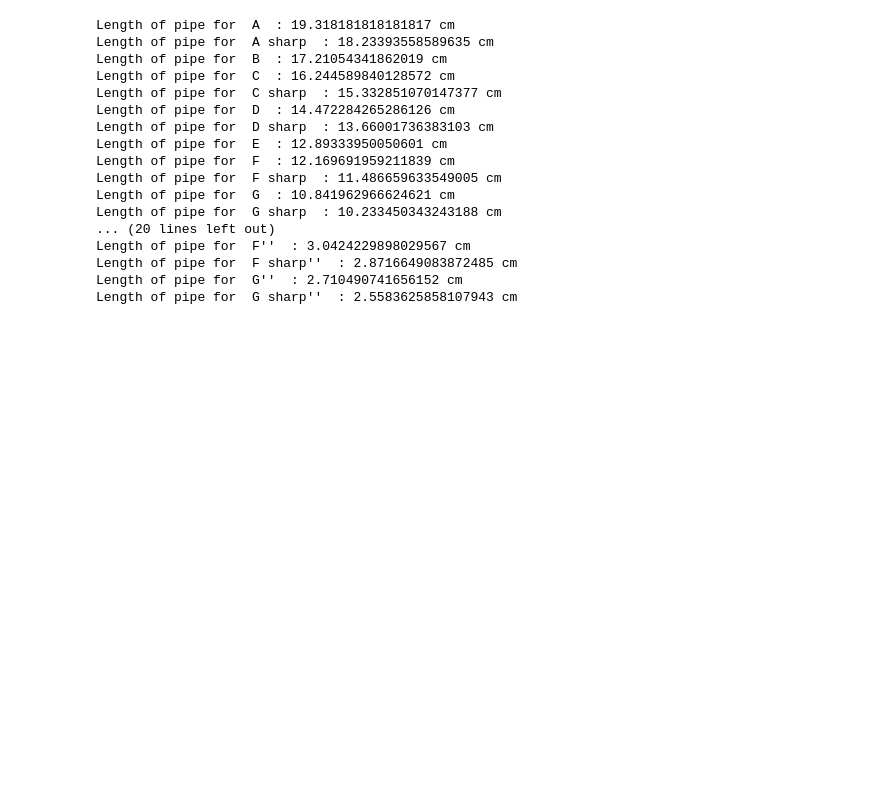
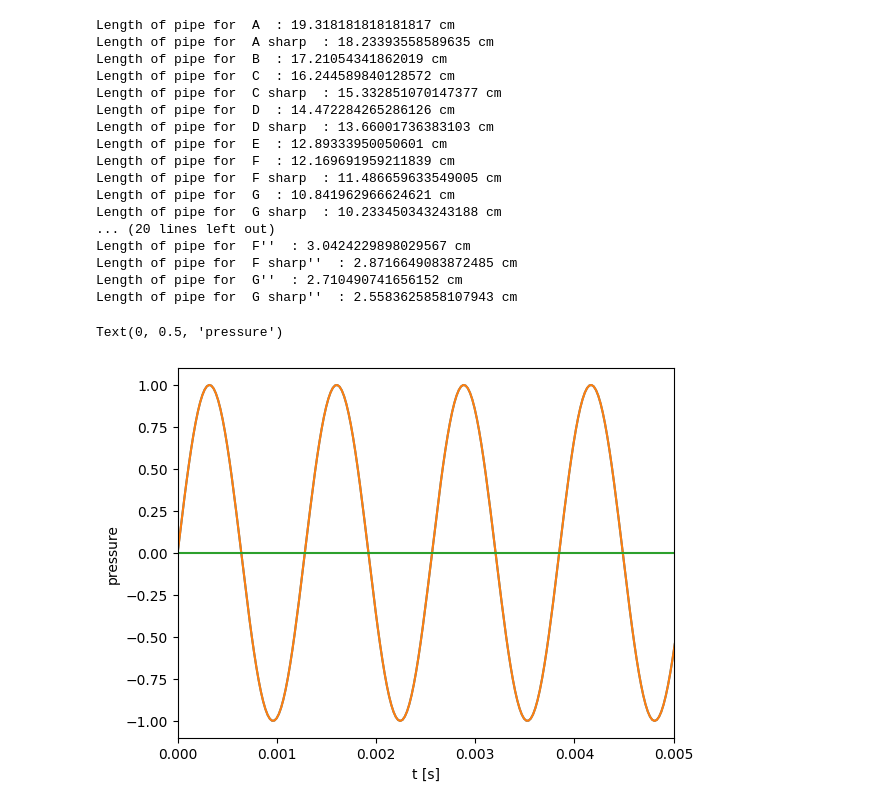
Before and after one commit to CatharinaHock/Junior-Akademie-2026, a Jupyter notebook: tuning_experiment.ipynb, the cells around one changed output. Cells and saved outputs as stored; diff of their text form; code cells hidden in the pictures; blank space fills up the shorter version.

```diff
--- a/tuning_experiment.ipynb
+++ b/tuning_experiment.ipynb
@@ -273,3 +273,36 @@ Length of pipe for  F''  : 3.0424229898029567 cm
 Length of pipe for  F sharp''  : 2.8716649083872485 cm
 Length of pipe for  G''  : 2.710490741656152 cm
 Length of pipe for  G sharp''  : 2.5583625858107943 cm
+# %%
+## Frequency spectra
+
+import numpy as np
+import sounddevice as sd
+import matplotlib.pyplot as plt
+
+def make_signal(freq1, freq2, amp1, amp2, duration=1, sample_rate=44100):
+    t = np.linspace(0, duration, int(sample_rate * duration), endpoint=False)
+    sig1 = amp1 * np.sin(2 * np.pi * freq1 * t)
+    sig2 = amp2 * np.sin(2 * np.pi * freq2 * t * 2)
+    wave = sig1+sig2
+    return t,wave, sig1, sig2
+
+def play_tone(signal,sample_rate=44100):
+
+    sd.play(signal, sample_rate)
+    sd.wait()
+# %%
+t,sig,sig1,sig2 = make_signal(780, 0, 1, 0.1, duration=30)
+#1271 Hz
+#780 Hz
+play_tone(sig)
+
+plt.plot(t, sig)
+plt.plot(t, sig1)
+plt.plot(t, sig2)
+plt.xlim(0, 5e-3)
+plt.xlabel("t [s]")
+plt.ylabel("pressure")
+# %% [output]
+Text(0, 0.5, 'pressure')
+[figure, added]
```
Also changed, not shown: parts of 1 cell of this notebook, 2 other files.
